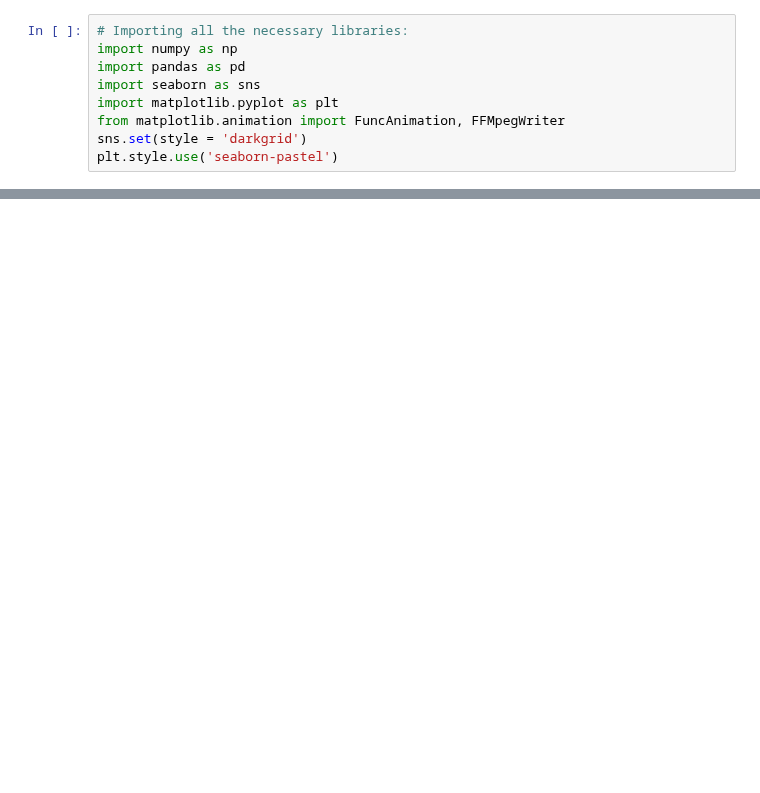
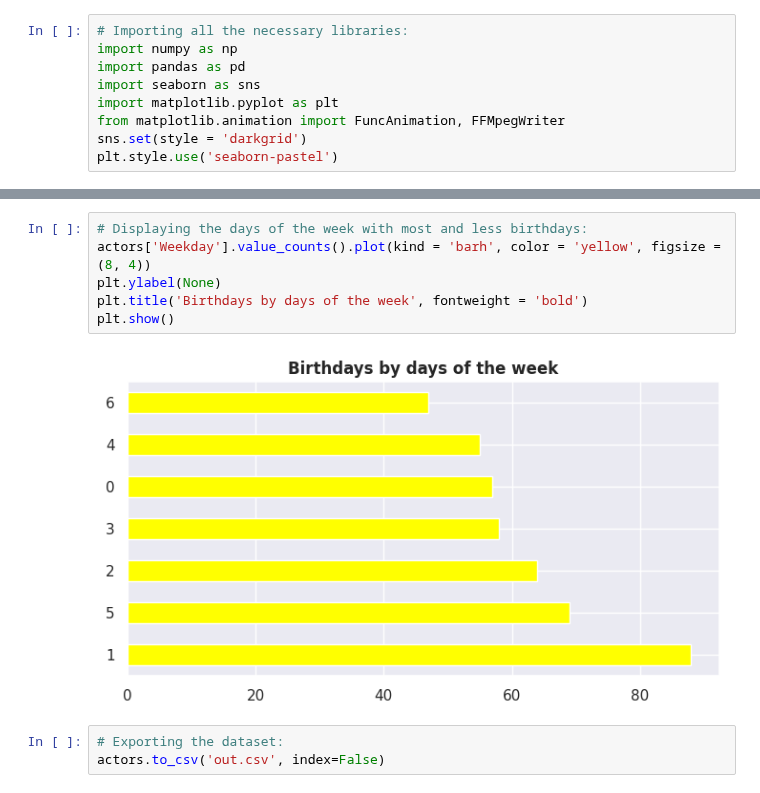
Before and after one commit to guilhermelaviola/IMDbMovieListAnalysis, a Jupyter notebook: FavoriteActorsAnalysis.ipynb, the cells around one changed output, grey strips where cells are left out. Saved outputs shown, nothing was run; the diff lists cells and outputs as text; blank space fills up the shorter version.

```diff
--- a/FavoriteActorsAnalysis.ipynb
+++ b/FavoriteActorsAnalysis.ipynb
@@ -58,0 +69,11 @@ plt.show()
+# %%
+# Displaying the days of the week with most and less birthdays:
+actors['Weekday'].value_counts().plot(kind = 'barh', color = 'yellow', figsize = (8, 4))
+plt.ylabel(None)
+plt.title('Birthdays by days of the week', fontweight = 'bold')
+plt.show()
+# %% [output]
+[figure, added]
+# %%
+# Exporting the dataset:
+actors.to_csv('out.csv', index=False)
```
Also changed, not shown: parts of 8 cells of this notebook.
